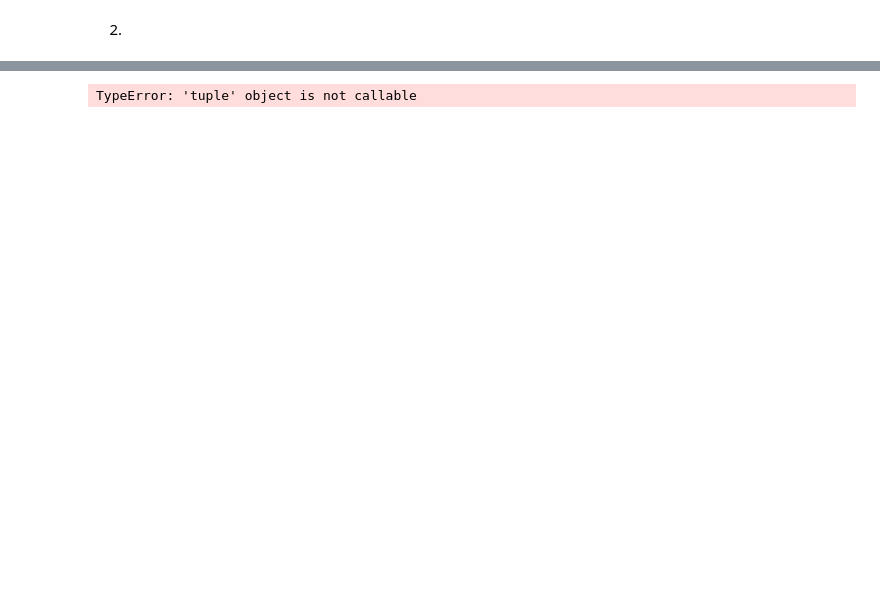
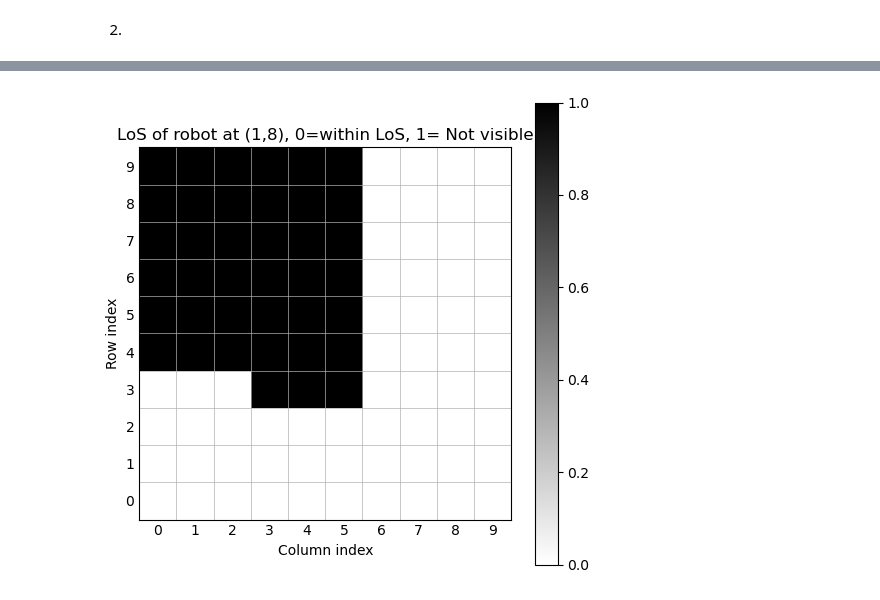
Before and after one commit to valentine-alia/MAE-6870, a Jupyter notebook: HW1_Files/HW1_Template.ipynb, the cells around one changed output, grey strips where cells are left out. Cells and saved outputs as stored; diff of their text form; code cells hidden in the pictures; blank space fills up the shorter version.

```diff
--- a/HW1_Files/HW1_Template.ipynb
+++ b/HW1_Files/HW1_Template.ipynb
@@ -584,4 +608,5 @@ def get_LoS(robot_rc,room_10x10):
 # %%
+plot_occupancy(LoS18,"LoS of robot at (1,8), 0=within LoS, 1= Not visible")
 # %% [output]
-TypeError: 'tuple' object is not callable
+[figure, added]
 # %%
```
Also changed, not shown: parts of 22 cells of this notebook.
